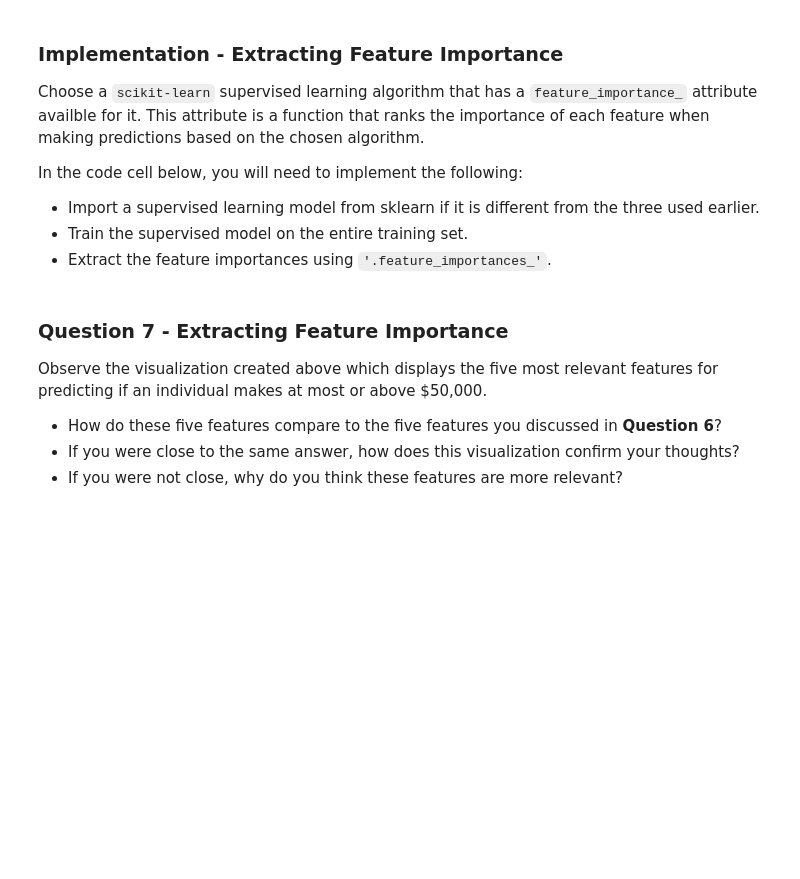
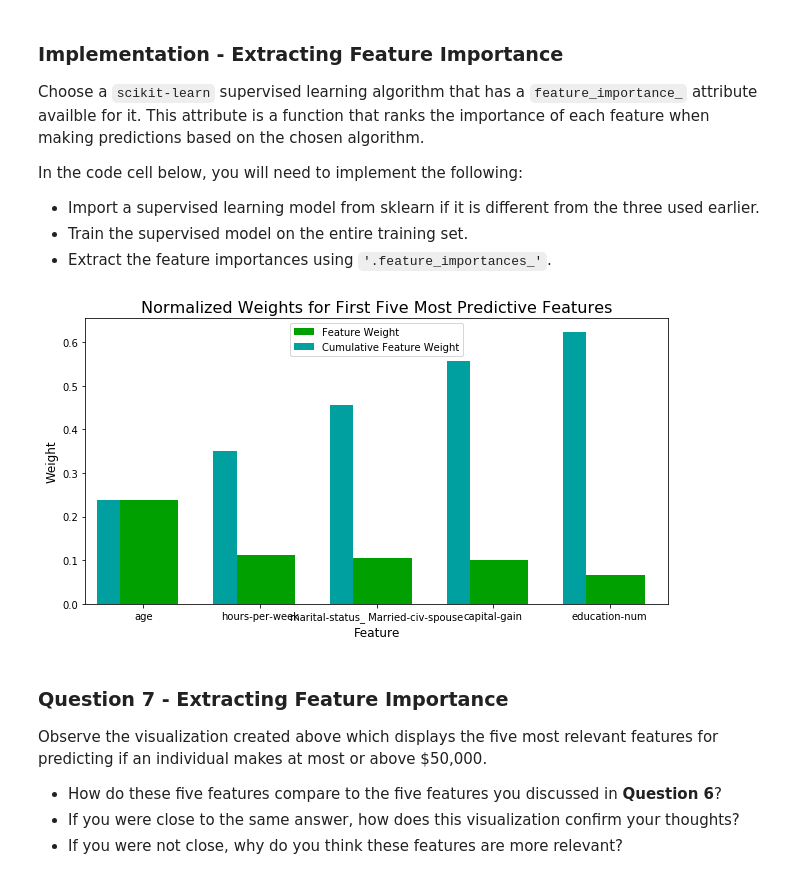
Before and after one commit to michaelkim9/finding_donors, a Jupyter notebook: finding_donors.ipynb, the cells around one changed output. Saved outputs shown, nothing was run; the diff lists cells and outputs as text; code cells hidden in the pictures; blank space fills up the shorter version.

```diff
--- a/finding_donors.ipynb
+++ b/finding_donors.ipynb
@@ -144,15 +160,19 @@ Additionally, as with the non-numeric features, we need to convert the non-numer
  - Convert the target label `'income_raw'` to numerical entries.
    - Set records with "<=50K" to `0` and records with ">50K" to `1`.
 # %%
+# Using LabelEncoder to encode income_raw
+from sklearn.preprocessing import LabelEncoder
+
 # TODO: One-hot encode the 'features_log_minmax_transform' data using pandas.get_dummies()
-features_final = None
+features_final = pd.get_dummies(features_raw)
 
 # TODO: Encode the 'income_raw' data to numerical values
-income = None
+le = LabelEncoder()
+income = pd.Series(le.fit_transform(income_raw))
 
 # Print the number of features after one-hot encoding
 encoded = list(features_final.columns)
 print("{} total features after one-hot encoding.".format(len(encoded)))
 
 # Uncomment the following line to see the encoded feature names
-# print encoded
+print(encoded)
@@ -469,16 +564,19 @@ In the code cell below, you will need to implement the following:
  - Extract the feature importances using `'.feature_importances_'`.
 # %%
 # TODO: Import a supervised learning model that has 'feature_importances_'
-
+# Already imported RandomForestClassifier from earlier before.
 
 # TODO: Train the supervised model on the training set using .fit(X_train, y_train)
-model = None
+model = RandomForestClassifier()
+model.fit(X_train, y_train)
 
 # TODO: Extract the feature importances using .feature_importances_
-importances = None
+importances = model.feature_importances_
 
 # Plot
 vs.feature_plot(importances, X_train, y_train)
+# %% [output]
+[figure, added]
 # %% [markdown]
 ### Question 7 - Extracting Feature Importance
 
```
Also changed, not shown: parts of 26 cells of this notebook, 1 other file.
